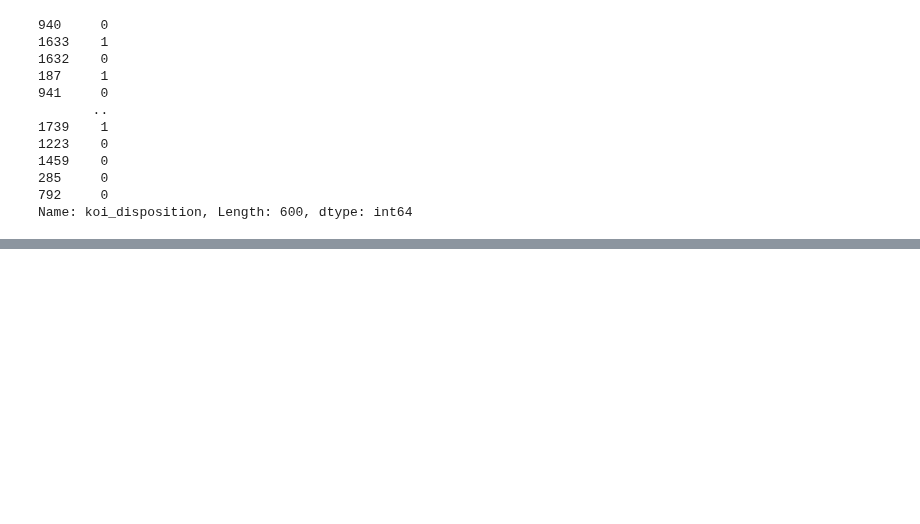
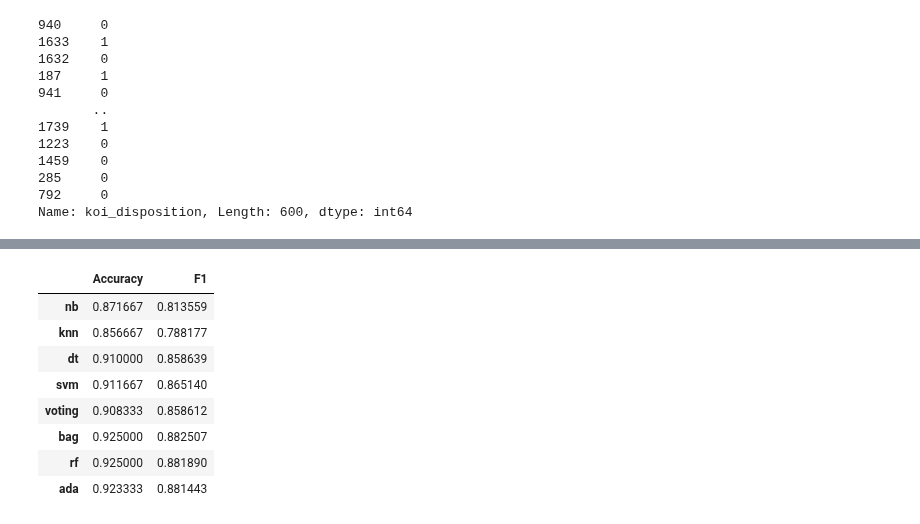
Before and after one commit to Leixb/UPC-MD_nasa, a Jupyter notebook: scripts/10-mcNemar.ipynb, the cells around one changed output, grey strips where cells are left out. Drawn from its saved outputs; the diff is of its cells as text; code cells hidden in the pictures; blank space fills up the shorter version.

```diff
--- a/scripts/10-mcNemar.ipynb
+++ b/scripts/10-mcNemar.ipynb
@@ -236,3 +237,12 @@ tbl.to_latex('../tables/mcnemar_pvalues.tex', float_format="%.2f")
 tbl = pd.DataFrame(statistics, index=ddd.columns)
 tbl.columns = ddd.columns
 tbl.to_latex('../tables/mcnemar.tex', float_format="%.0f")
+# %%
+metrics = pd.DataFrame()
+
+for (method, cf) in classifiers.items():
+    print('Running', method)
+    pred = cf.predict(X_test)
+    acc = sk.metrics.accuracy_score(y_test, pred)
+    f1 = sk.metrics.f1_score(y_test, pred)
+    metrics[method] = [acc, f1]
@@ -238,0 +258,14 @@ tbl.to_latex('../tables/mcnemar.tex', float_format="%.0f")
+# %%
+metrics = metrics.transpose()
+metrics.columns = ['Accuracy', 'F1']
+metrics
+# %% [output]
+|  | Accuracy | F1 |
+| nb | 0.871667 | 0.813559 |
+| knn | 0.856667 | 0.788177 |
+| dt | 0.910000 | 0.858639 |
+| svm | 0.911667 | 0.865140 |
+| voting | 0.908333 | 0.858612 |
+| bag | 0.925000 | 0.882507 |
+| rf | 0.925000 | 0.881890 |
+| ada | 0.923333 | 0.881443 |
```
Also changed, not shown: parts of 12 cells of this notebook, 27 other files.
